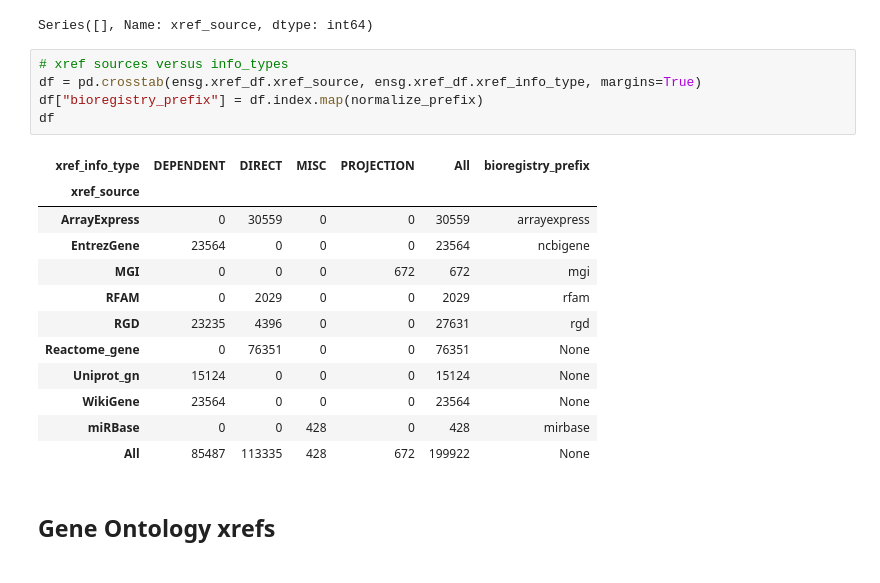
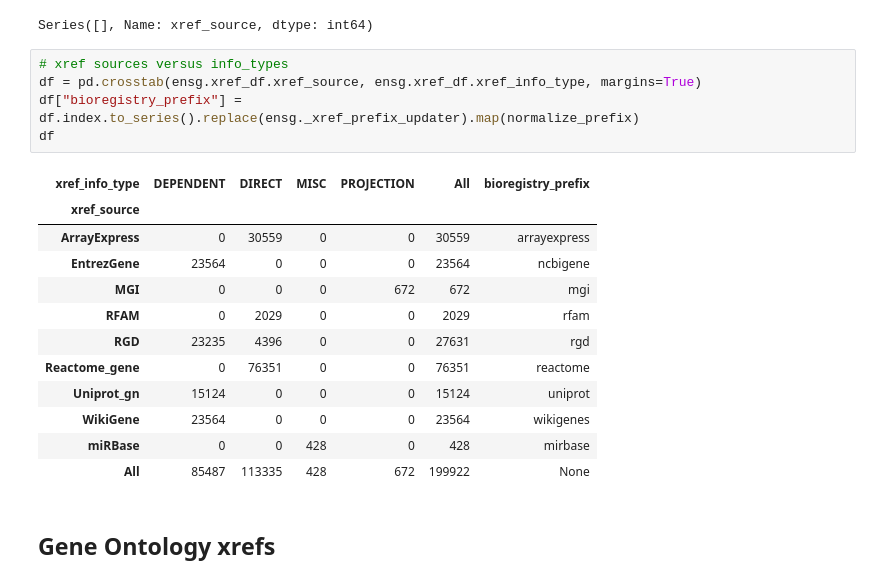
Before and after one commit to related-sciences/ensembl-genes, a Jupyter notebook: ensembl_genes_eda.ipynb, the cells around one changed output. Saved outputs shown, nothing was run; the diff lists cells and outputs as text.

```diff
--- a/ensembl_genes_eda.ipynb
+++ b/ensembl_genes_eda.ipynb
@@ -274,19 +274,19 @@ Series([], Name: xref_source, dtype: int64)
 # %%
 # xref sources versus info_types
 df = pd.crosstab(ensg.xref_df.xref_source, ensg.xref_df.xref_info_type, margins=True)
-df["bioregistry_prefix"] = df.index.map(normalize_prefix)
+df["bioregistry_prefix"] = df.index.to_series().replace(ensg._xref_prefix_updater).map(normalize_prefix)
 df
 # %% [output]
 | xref_info_type | DEPENDENT | DIRECT | MISC | PROJECTION | All | bioregistry_prefix |
 | xref_source |  |  |  |  |  |  |
 | ArrayExpress | 0 | 30559 | 0 | 0 | 30559 | arrayexpress |
 | EntrezGene | 23564 | 0 | 0 | 0 | 23564 | ncbigene |
 | MGI | 0 | 0 | 0 | 672 | 672 | mgi |
 | RFAM | 0 | 2029 | 0 | 0 | 2029 | rfam |
 | RGD | 23235 | 4396 | 0 | 0 | 27631 | rgd |
-| Reactome_gene | 0 | 76351 | 0 | 0 | 76351 | None |
-| Uniprot_gn | 15124 | 0 | 0 | 0 | 15124 | None |
-| WikiGene | 23564 | 0 | 0 | 0 | 23564 | None |
+| Reactome_gene | 0 | 76351 | 0 | 0 | 76351 | reactome |
+| Uniprot_gn | 15124 | 0 | 0 | 0 | 15124 | uniprot |
+| WikiGene | 23564 | 0 | 0 | 0 | 23564 | wikigenes |
 | miRBase | 0 | 0 | 428 | 0 | 428 | mirbase |
 | All | 85487 | 113335 | 428 | 672 | 199922 | None |
 # %% [markdown]
```
Also changed, not shown: parts of 6 cells of this notebook, 11 other files.
